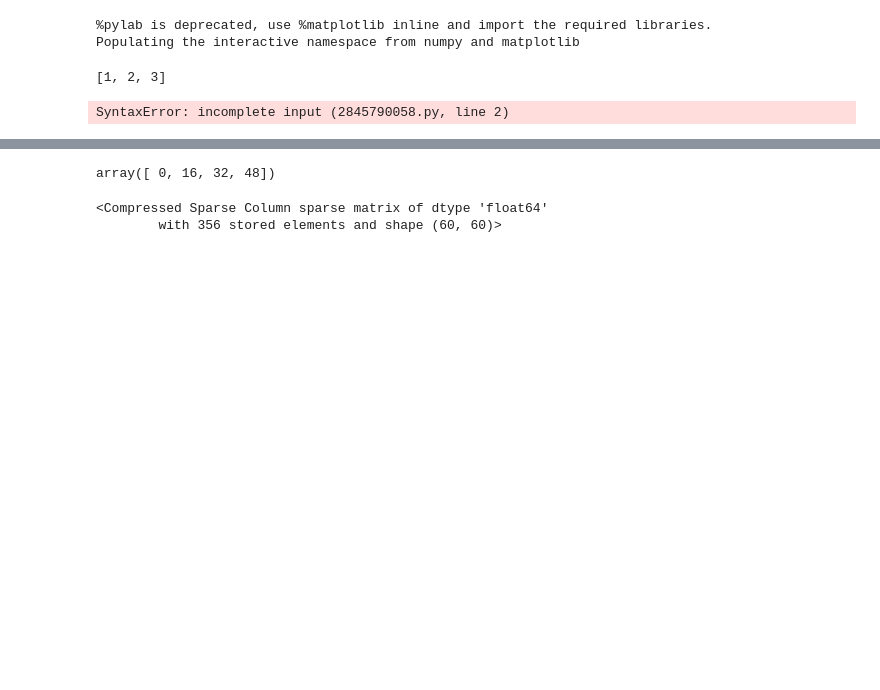
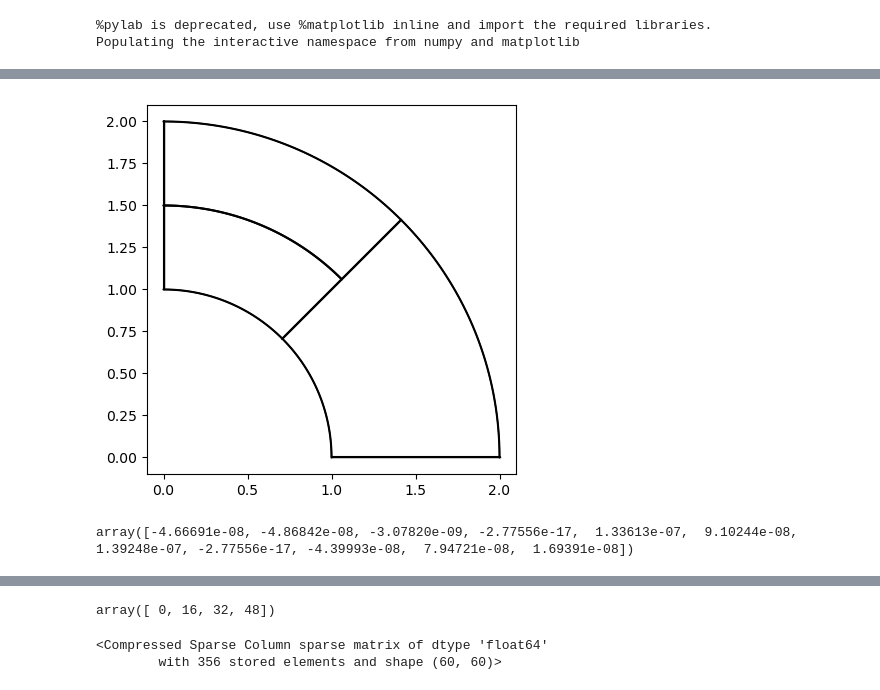
Before and after one commit to Stefan714/pyiga, a Jupyter notebook: notebooks/IETI2.ipynb, the cells around one changed output, grey strips where cells are left out. Cells and saved outputs as stored; diff of their text form; code cells hidden in the pictures; blank space fills up the shorter version.

```diff
--- a/notebooks/IETI2.ipynb
+++ b/notebooks/IETI2.ipynb
@@ -18,7 +18,7 @@ class IetiMapper:
     def __init__(self, MP, dir_data, neu_data=None, elim=False):
         self.space = MP
         self.numpatches = self.space.numpatches
-        self.numdofs = self.space.numdofs
+        self.numdofs = self.space.N_ofs[-1]
 
         kvs = self.space.mesh.kvs
         geos = self.space.mesh.geos
@@ -60,7 +60,7 @@ class IetiMapper:
         self.intfs = np.setdiff1d(np.where(nnz_per_col > 0)[0], self.space.global_dir_idx)
         self.skeleton = np.union1d(self.intfs, self.space.global_dir_idx)
 
-        self.R_interior = self.numpatches*[None]
+        self.R_interior = self.numpatches*[None] ###TODO: without loops
         self.R_skeleton = self.numpatches*[None]
         self.R_interfaces = {}
 
@@ -191,11 +192,3 @@ class PrimalSystem():
-# %%
-a=[1,2]
-# %%
-a += [3]
-# %%
-a
-# %% [output]
-[1, 2, 3]
 # %%
 class IetiSystem():
     def __init__(self, A, B ,RHS, loc_solver = None, spd=False, symmetric=False):
@@ -205,24 +198,32 @@ class IetiSystem():
 
         if loc_solver:
             assert len(loc_solver)==len(A), 'amount of local solvers does not match amount of local system matrices!'
+            self.loc_solver=loc_solver
         else:
             self.loc_solver = [solvers.make_solver(a, spd=spd, symmetric=symmetric) for a in self.A]
 
         self.sanity_check()
         self.K = len(A)
+        self.nLagrangeMultipliers = self.B[0].shape[0]
 
-    def SystemMatrix(self, format='coo'):
+    def SaddlePointSystem(self, format='coo'):
         B = scipy.sparse.hstack(self.B)
         return scipy.sparse.bmat([[scipy.sparse.block_diag(self.A),B.T],[B,None]], format=format)
 
+    def RHSforSaddlePointSystem(self):
+        return np.concatenate(self.RHS+[np.zeros(self.nLagrangeMultipliers)])
+
     def SchurComplement(self, as_matrix=False):
-        F = operators.SumOperator([aslinearoperator(self.B[k])@self.loc_solver[k]@aslinearoperator(self.B[k].T) for k in range(self.K)])
+        F = operators.SumOperator([aslinearoperator(self.B[p])@self.loc_solver[p]@aslinearoperator(self.B[p].T) for p in range(self.K)])
         if as_matrix:
             return F@np.eye(F.shape[1])
         return F
 
-    def SchurRHS(self):
-        return np.sum([self.B[k]@self.loc_solver[k]@self.RHS[k]], axis=0)
+    def RHSforSchurComplement(self):
+        return np.sum([self.B[p]@(self.loc_solver[p]@self.RHS[p]) for p in range(self.K)], axis=0)
+
+    def constructSolutionFromLagrangeMultipliers(self, lam):
+        np.concatenate([self.loc_solver@(RHS[p]-self.B[p].T@lam) for p in range(self.K)])
 
     def sanity_check(self):
         assert len(A)==len(B)==len(RHS), 'Length of input data incompatible!'
@@ -231,8 +232,3 @@ class IetiSystem():
         assert np.all([self.A[p].shape[0]==self.A[p].shape[1] for p in range(K)]), 'Local system matrices are not square!'
         assert np.all([self.B[p].shape[1] == self.A[p].shape[1] for p in range(K)]), 'Constraint matrices have incompatible dimension!'
         assert np.all([self.A[p].shape[0]==len(self.RHS[p]) for p in range(K)]), 'Local rhs vectors have incompatible dimension!'
-# %%
-class MsDPrec():
-    def __init__(IMap):
-# %% [output]
-SyntaxError: incomplete input (2845790058.py, line 2)
@@ -239,20 +237,32 @@ SyntaxError: incomplete input (2845790058.py, line 2)
 # %%
-deg = 1
+deg = 2
 N = 3
 #M = Tshapes(deg,N,1)
 knots = (bspline.make_knots(deg,0,1,N),bspline.make_knots(deg,0,1,N))
 M = topology.PatchMesh([(knots,geometry.quarter_annulus())])
 M.split_patch(0,axis=0);
 M.split_patch(1,axis=1);
-#M.h_refine({1:-1})
 #M.split_patch(0,axis=1);
 
 f={0:lambda x,y: 1.}
 a = {0:1.}
 dir_data = {0:0}
 
+M.draw()
 MP = assemble.Multipatch(M, automatch=True)
 MP.set_dirichlet_boundary(dir_data)
 
+A = [assemble.assemble('a*inner(grad(u),grad(v)) * dx', kvs, a=a[M.patch_domains[k]], geo=geo) for k, ((kvs, geo),_) in enumerate(M.patches)]
+RHS = [assemble.assemble('f * v * dx', kvs, geo=geo, f=f[M.patch_domains[k]]).ravel() for k, ((kvs,geo),_) in enumerate(M.patches)]
+
 IMap = IetiMapper(MP,dir_data)
+B = IMap.Bk
+primal = PrimalSystem(IMap.nodes_as_primals())
+A, B, RHS = primal.incorporate_PrimalConstraints(A, B, RHS, IMap)
+loc_solver = primal.compute_PrimalBasis(A, B, RHS)
+#A, B ,RHS, loc_solver = A + [primal.A_prim], B + [primal.B_prim], RHS + [primal.RHS_prim], loc_solver + [solvers.make_solver(primal.A_prim, spd=True, symmetric=True)]
+I = IetiSystem(A, B, RHS)
+F, b = I.SchurComplement(), I.SchurRHS()
+
+lam, it, min_eig, max_eig, r = solvers.pcg(F, b, x0=None, maxiter=200, P=1, output=1, rtol=1e-6, atol=1e-12)
 # %% [output]
@@ -260,0 +272,5 @@ Basis setup took 0.003910064697265625 seconds
+[figure, added]
+# %%
+F@lam-b
+# %% [output]
+array([-4.66691e-08, -4.86842e-08, -3.07820e-09, -2.77556e-17,  1.33613e-07,  9.10244e-08,  1.39248e-07, -2.77556e-17, -4.39993e-08,  7.94721e-08,  1.69391e-08])
```
Also changed, not shown: parts of 22 cells of this notebook, 1 other file.
